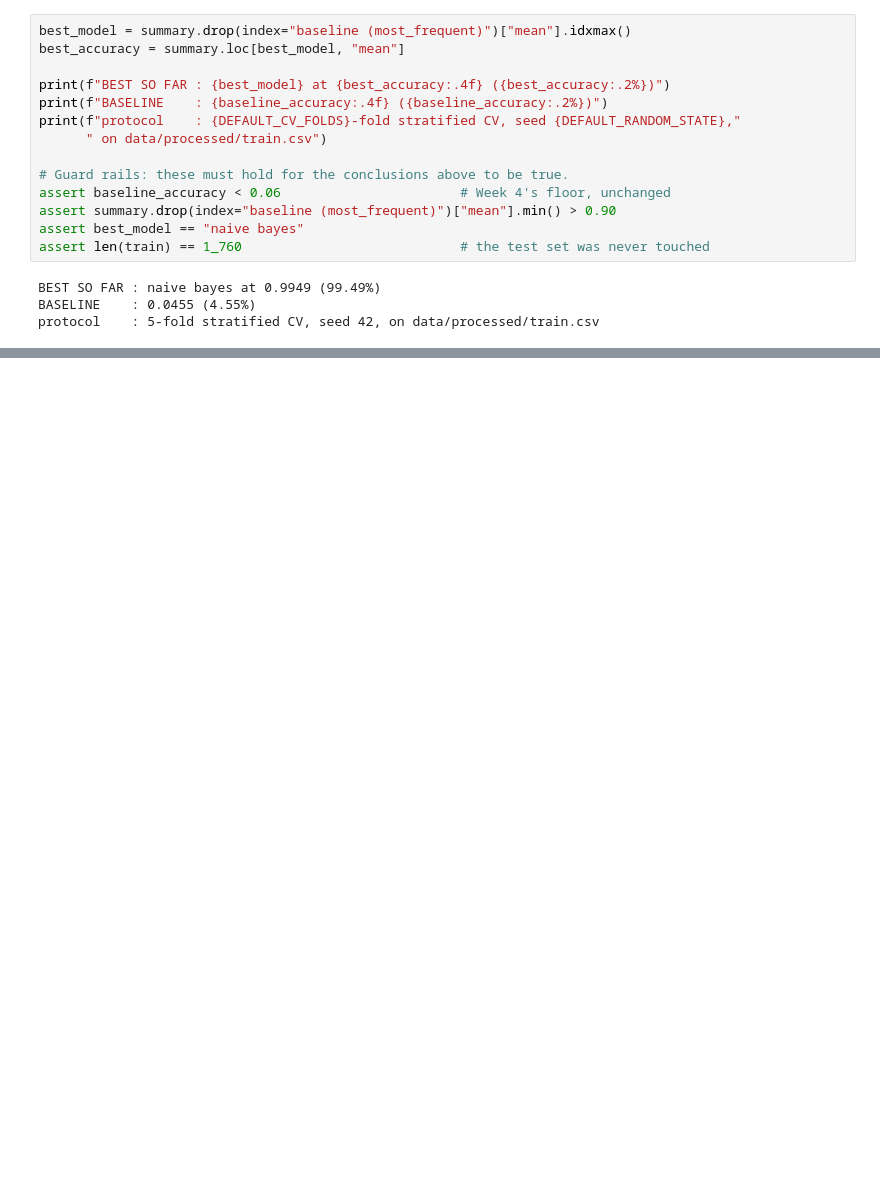
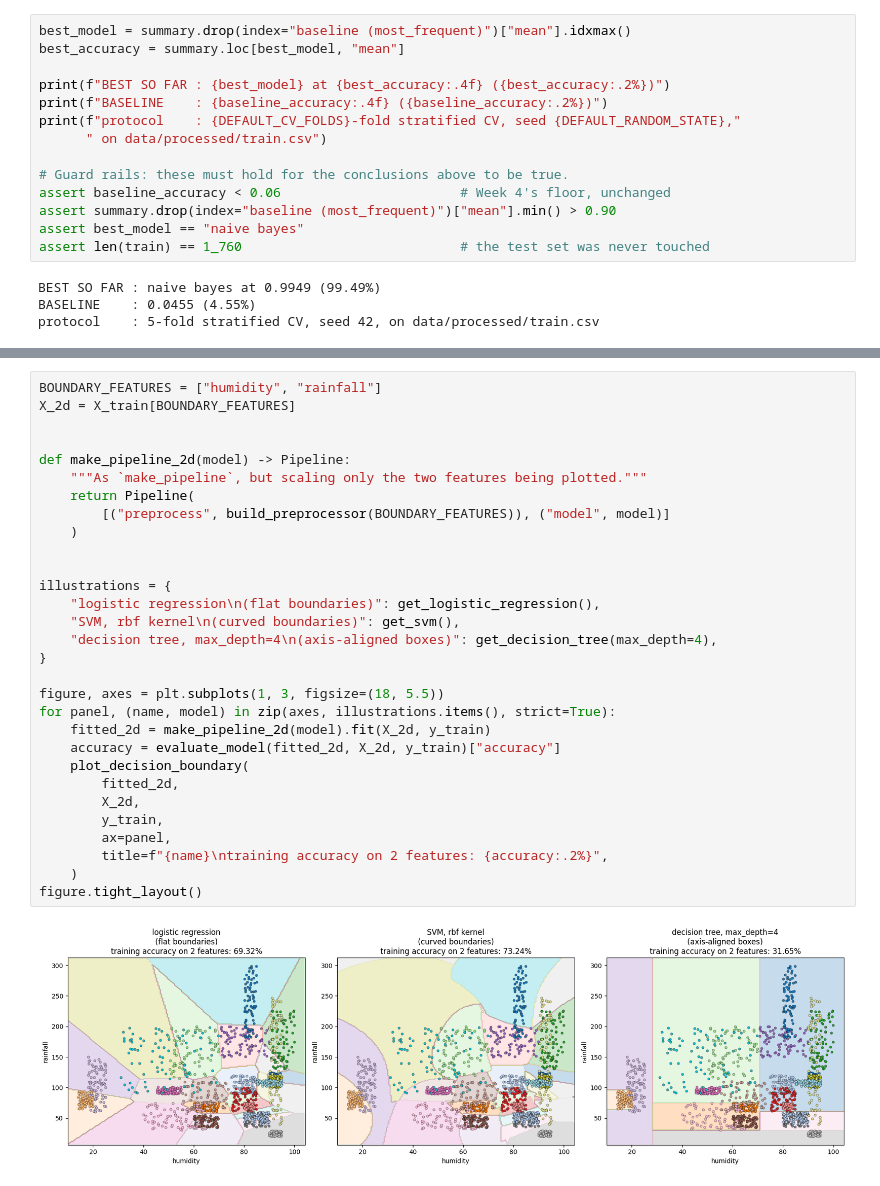
Before and after one commit to Raj-Indra-Asura/Crop-Recommendation-System, a Jupyter notebook: notebooks/05_classification_models.ipynb, the cells around one changed output, grey strips where cells are left out. Drawn from its saved outputs; the diff is of its cells as text; blank space fills up the shorter version.

```diff
--- a/notebooks/05_classification_models.ipynb
+++ b/notebooks/05_classification_models.ipynb
@@ -583,0 +969,32 @@ protocol    : 5-fold stratified CV, seed 42, on data/processed/train.csv
+# %%
+BOUNDARY_FEATURES = ["humidity", "rainfall"]
+X_2d = X_train[BOUNDARY_FEATURES]
+
+
+def make_pipeline_2d(model) -> Pipeline:
+    """As `make_pipeline`, but scaling only the two features being plotted."""
+    return Pipeline(
+        [("preprocess", build_preprocessor(BOUNDARY_FEATURES)), ("model", model)]
+    )
+
+
+illustrations = {
+    "logistic regression\n(flat boundaries)": get_logistic_regression(),
+    "SVM, rbf kernel\n(curved boundaries)": get_svm(),
+    "decision tree, max_depth=4\n(axis-aligned boxes)": get_decision_tree(max_depth=4),
+}
+
+figure, axes = plt.subplots(1, 3, figsize=(18, 5.5))
+for panel, (name, model) in zip(axes, illustrations.items(), strict=True):
+    fitted_2d = make_pipeline_2d(model).fit(X_2d, y_train)
+    accuracy = evaluate_model(fitted_2d, X_2d, y_train)["accuracy"]
+    plot_decision_boundary(
+        fitted_2d,
+        X_2d,
+        y_train,
+        ax=panel,
+        title=f"{name}\ntraining accuracy on 2 features: {accuracy:.2%}",
+    )
+figure.tight_layout()
+# %% [output]
+[figure, added]
```
Also changed, not shown: parts of 32 cells of this notebook.
